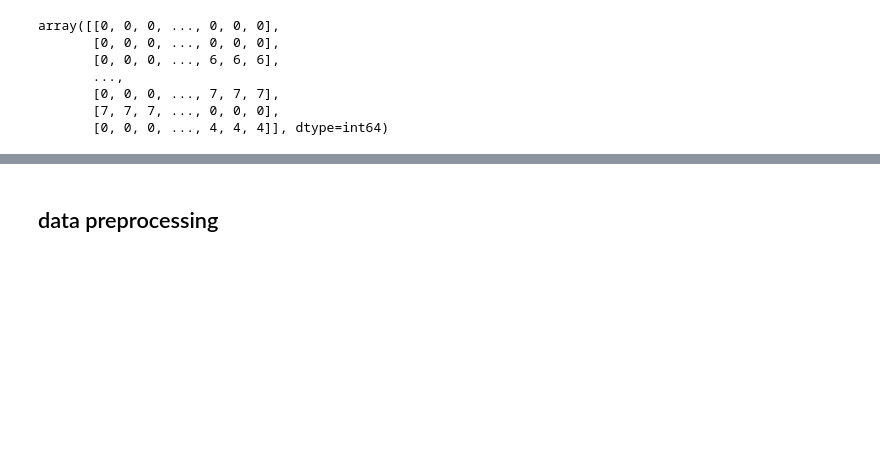
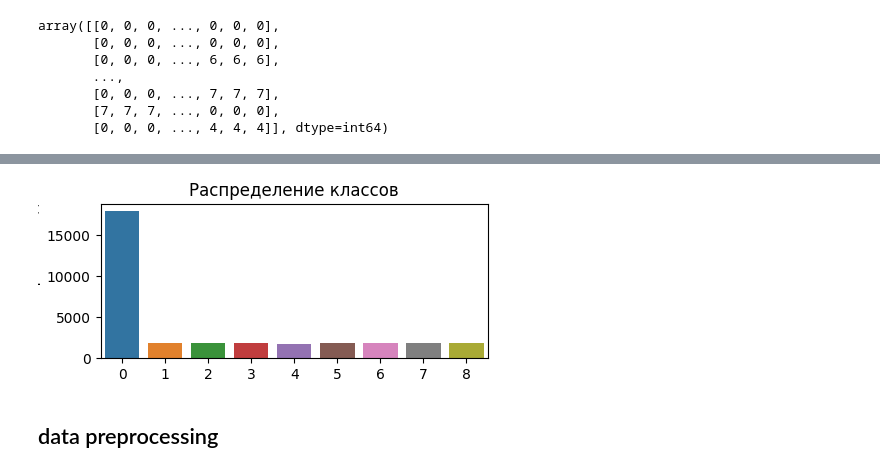
Before and after one commit to gesture-classification/test_task, a Jupyter notebook: notebooks/Project.ipynb, the cells around one changed output, grey strips where cells are left out. Cells and saved outputs as stored; diff of their text form; code cells hidden in the pictures; blank space fills up the shorter version.

```diff
--- a/notebooks/Project.ipynb
+++ b/notebooks/Project.ipynb
@@ -175,0 +180,12 @@ get_all_sensors_plot(5, X_train) #plot_counter=1
+# %%
+df_y_train = []
+for idx, arr in zip(y_train_index, y_train):
+
+    series = pd.Series(arr)
+    series.index = [f"{idx}-{i}" for i in series.index]
+    df_y_train.append(series)
+
+df_y_train = pd.concat(df_y_train)
+df_y_train = df_y_train.reset_index()
+df_y_train.columns = ["sample-timestep", "class"]
+df_y_train
@@ -176,3 +204,14 @@ get_all_sensors_plot(5, X_train) #plot_counter=1
+# %%
+# построим график распределения команд
+y_counts = df_y_train['class'].value_counts()
+
+fig, ax = plt.subplots(figsize=(5, 2))
+fig = sns.barplot(data = df_y_train, x = y_counts.index, y = y_counts)
+fig.set_title('Распределение классов')
+fig.set_xlabel('Класс')
+fig.set_ylabel('Количество экземпляров в каждой команде');
+# %% [output]
+[figure, added]
 # %% [markdown]
 ## data preprocessing
 # %%
```
Also changed, not shown: parts of 14 cells of this notebook.
